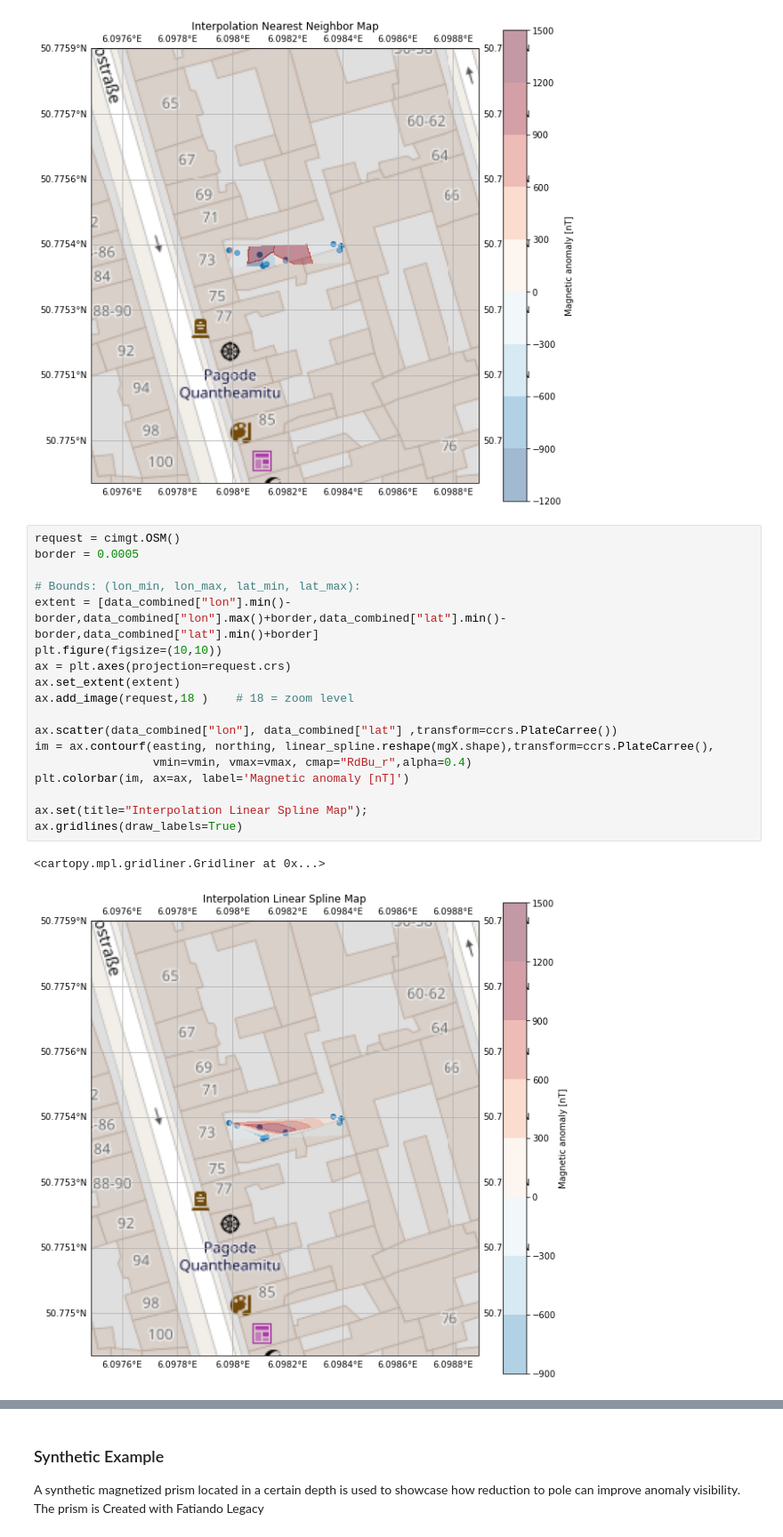
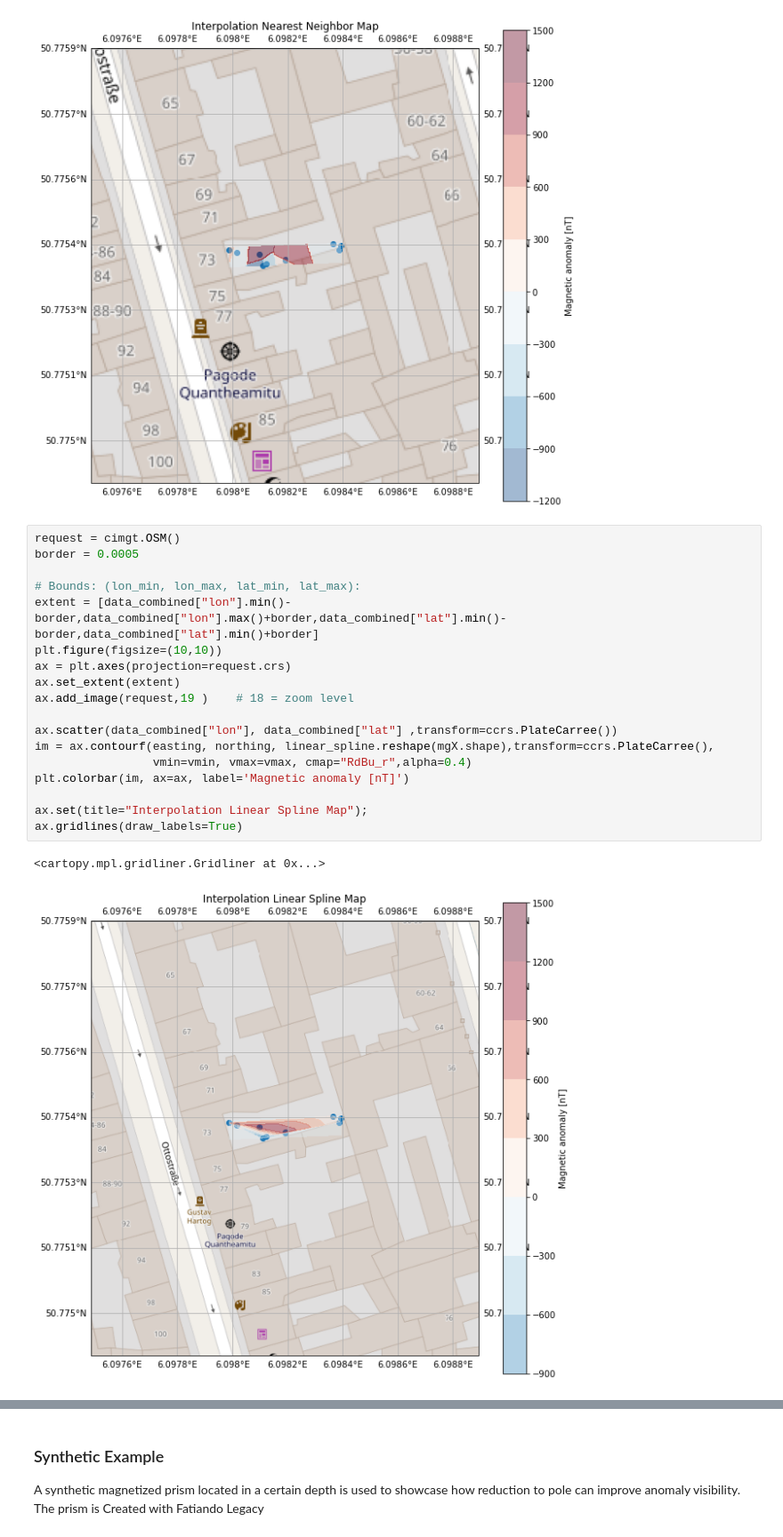
Before and after one commit to JuliusHen/Geophyphox-Excursion, a Jupyter notebook: Excursion Notebooks/Magnetics_transformation.ipynb, the cells around one changed output, grey strips where cells are left out. Shown at 89% size. Cells and saved outputs as stored; diff of their text form.

```diff
--- a/Excursion Notebooks/Magnetics_transformation.ipynb
+++ b/Excursion Notebooks/Magnetics_transformation.ipynb
@@ -394,24 +394,24 @@ ax.gridlines(draw_labels=True)
 # %%
 request = cimgt.OSM()
 border = 0.0005
 
 # Bounds: (lon_min, lon_max, lat_min, lat_max):
 extent = [data_combined["lon"].min()-border,data_combined["lon"].max()+border,data_combined["lat"].min()-border,data_combined["lat"].min()+border]
 plt.figure(figsize=(10,10))
 ax = plt.axes(projection=request.crs)
 ax.set_extent(extent)
-ax.add_image(request,18 )    # 18 = zoom level
+ax.add_image(request,19 )    # 18 = zoom level
 
 ax.scatter(data_combined["lon"], data_combined["lat"] ,transform=ccrs.PlateCarree())
 im = ax.contourf(easting, northing, linear_spline.reshape(mgX.shape),transform=ccrs.PlateCarree(),
                  vmin=vmin, vmax=vmax, cmap="RdBu_r",alpha=0.4)
 plt.colorbar(im, ax=ax, label='Magnetic anomaly [nT]')
 
 ax.set(title="Interpolation Linear Spline Map");
 ax.gridlines(draw_labels=True)
 # %% [output]
 <cartopy.mpl.gridliner.Gridliner at 0x...>
-[figure, old version]
+[figure, new version]
 # %% [markdown]
 ## Reduction to pole (RTP)
 RTP is a method which removes the dependence of magnetic data on magnetic inclination. Magnetic data is transformed to a field which would have been measured
```
Also changed, not shown: parts of 5 cells of this notebook, 2 other files.
